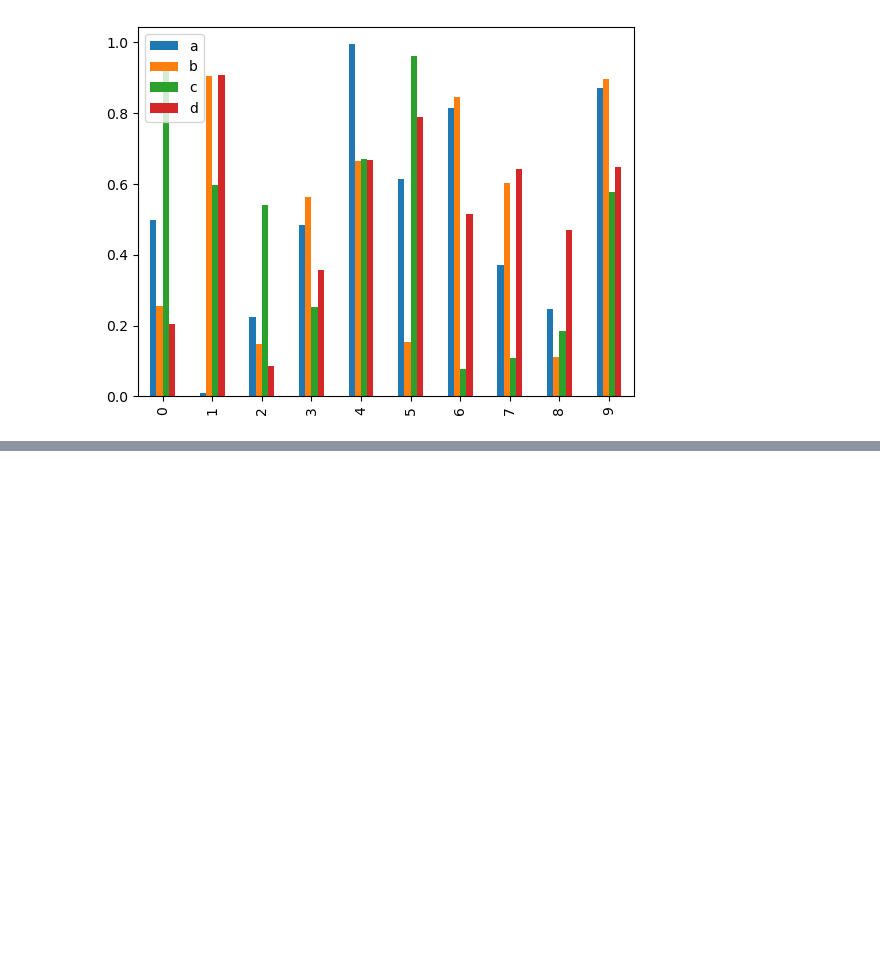
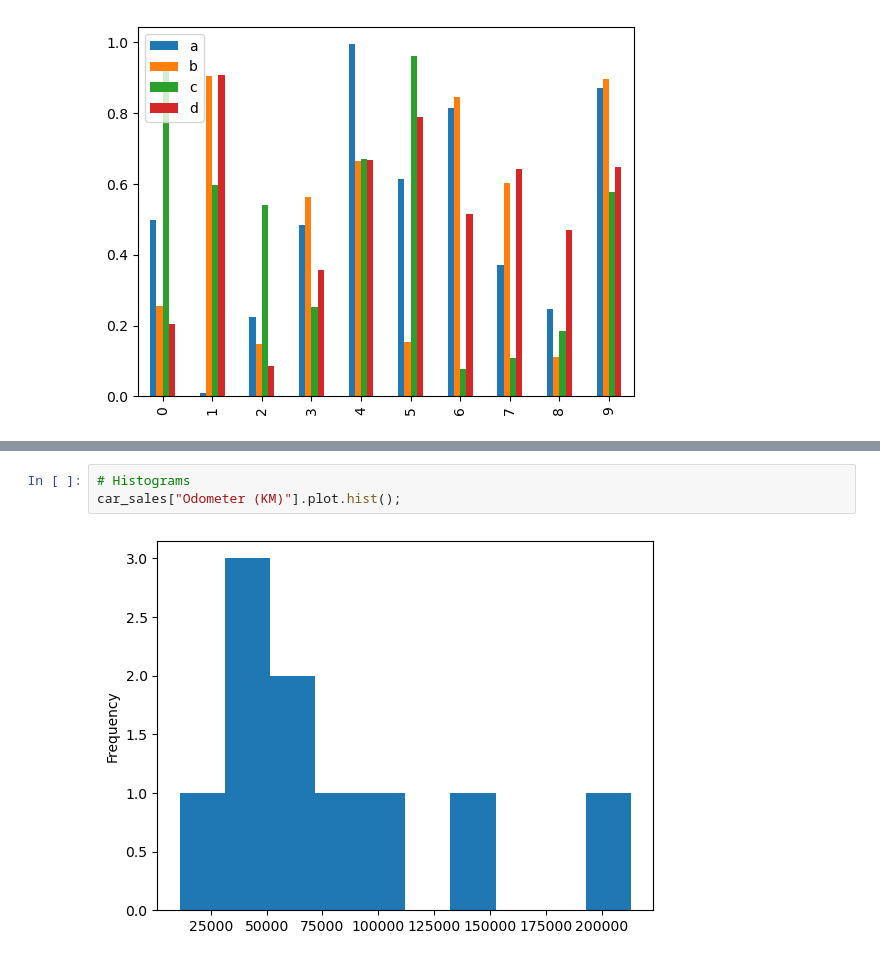
Before and after one commit to rickygrosvenor-pramanick/learn-ml, a Jupyter notebook: matplotlib/introduction-to-matplotlib.ipynb, the cells around one changed output, grey strips where cells are left out. Cells and saved outputs as stored; diff of their text form; blank space fills up the shorter version.

```diff
--- a/matplotlib/introduction-to-matplotlib.ipynb
+++ b/matplotlib/introduction-to-matplotlib.ipynb
@@ -415,0 +419,5 @@ car_sales.plot.bar(x="Make", y="Price", kind='bar')
+# %%
+# Histograms
+car_sales["Odometer (KM)"].plot.hist();
+# %% [output]
+[figure, added]
```
Also changed, not shown: parts of 4 cells of this notebook.
